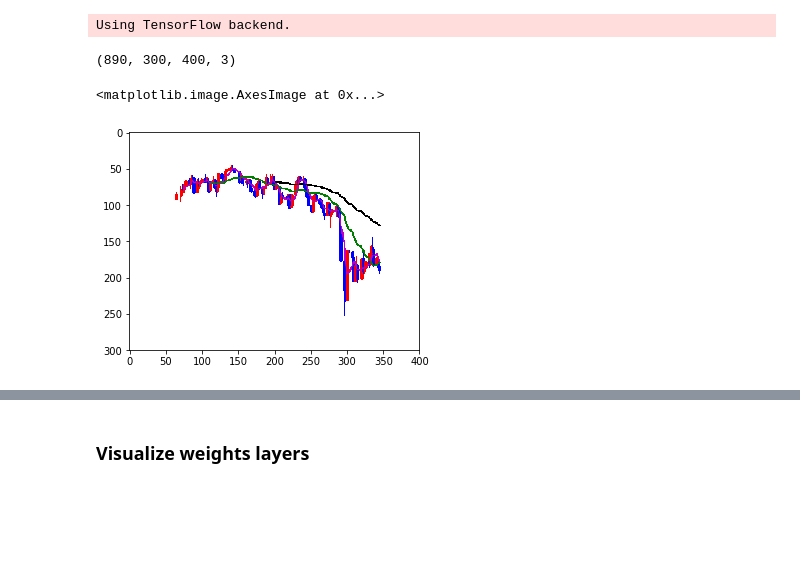
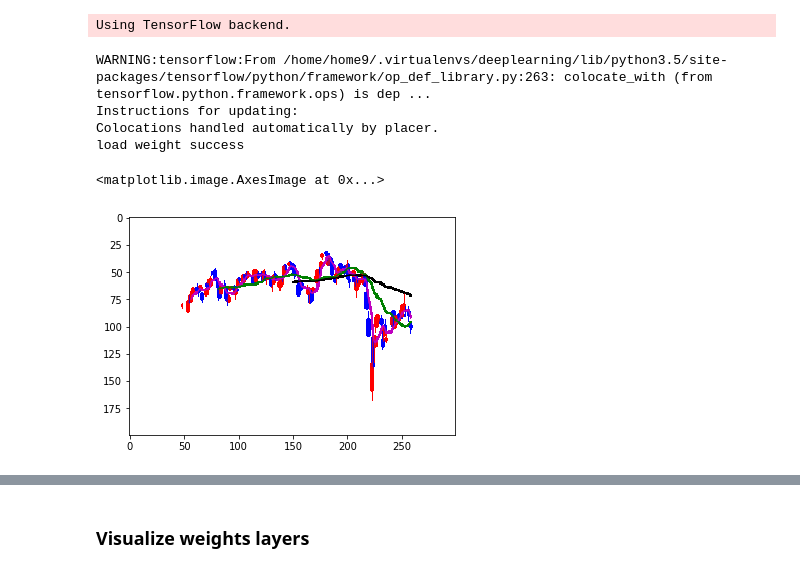
Before and after one commit to ai-mrkogao/deeplearning, a Jupyter notebook: CNN Feature Extraction.ipynb, the cells around one changed output, grey strips where cells are left out. Cells and saved outputs as stored; diff of their text form; code cells hidden in the pictures; blank space fills up the shorter version.

```diff
--- a/CNN Feature Extraction.ipynb
+++ b/CNN Feature Extraction.ipynb
@@ -38,30 +38,59 @@ from sklearn.cluster import KMeans
 Using TensorFlow backend.
 # %%
 model = Sequential()
-model.add(Convolution2D(24, 5, 5, subsample=(2, 2), input_shape=(300, 400, 3), activation='elu'))
+model.add(Convolution2D(24, 5, 5, subsample=(2, 2), input_shape=(200, 300, 3), activation='elu'))
+# model.add(Convolution2D(36, 5, 5, subsample=(2, 2), activation='elu'))
+# model.add(Convolution2D(48, 5, 5, subsample=(2, 2), activation='elu'))
+model.add(Convolution2D(64, 3, 3, activation='elu'))
+model.add(MaxPooling2D(pool_size=(2, 2)))
+
+'''
+model.add(Convolution2D(24, 5, 5, subsample=(2, 2), input_shape=(200, 300, 3), activation='elu'))
 model.add(Convolution2D(36, 5, 5, subsample=(2, 2), activation='elu'))
 model.add(Convolution2D(48, 5, 5, subsample=(2, 2), activation='elu'))
 model.add(Convolution2D(64, 3, 3, activation='elu'))
+'''
 
-model.add(Convolution2D(64, 3, 3, activation='elu'))
+model.add(Convolution2D(128, 3, 3, activation='elu'))
+model.add(MaxPooling2D(pool_size=(2, 2)))
+model.add(Convolution2D(128, 3, 3, activation='elu'))
+model.add(MaxPooling2D(pool_size=(2, 2)))
+model.add(MaxPooling2D(pool_size=(2, 2)))
 #   model.add(Dropout(0.5))
 
 
 model.add(Flatten())
 
-model.add(Dense(100, activation = 'elu'))
+model.add(Dense(90, activation = 'elu'))
 #   model.add(Dropout(0.5))
 
-model.add(Dense(50, activation = 'elu'))
+model.add(Dense(60, activation = 'elu'))
+
+model.add(Dense(30, activation = 'elu'))
 #   model.add(Dropout(0.5))
 
 model.add(Dense(10, activation = 'elu'))
 #   model.add(Dropout(0.5))
 
-# model.add(Dense(1))
-model.add(Dense(4,activation='softmax'))
+# model.add(Dense(4))
 
-optimizer = Adam(lr=1e-3)
+model.add(Dense(2,activation='softmax'))
 
-model.compile(optimizer=optimizer, loss='categorical_crossentropy')
+
+
+filepath='./CNNModel/cnnmodel.h5'
+try:
+    model.load_weights(filepath)
+    print("load weight success")
+except:
+    print("load weight failed")
+    pass
+
+optimizer = Adam(lr=1e-5)
+model.compile(optimizer=optimizer, loss='binary_crossentropy',metrics=['accuracy'])
+# %% [output]
+WARNING:tensorflow:From /home/home9/.virtualenvs/deeplearning/lib/python3.5/site-packages/tensorflow/python/framework/op_def_library.py:263: colocate_with (from tensorflow.python.framework.ops) is dep ...
+Instructions for updating:
+Colocations handled automatically by placer.
+load weight success
 # %%
@@ -72,20 +102,36 @@ except:
 # %%
+%matplotlib inline
 import gzip
-
+count = 0
 try:
     np_data = []
-    with gzip.open( './data/DJI/test_pic.npy.gz', 'r') as infile:
-        _tmp_np_data = np.load(infile)
-        np_data.append(_tmp_np_data)
+    with gzip.open( './data/IXIC/test_pic.npy.gz', 'r') as infile:
+        while True:
+            try:
+                np_data.append(np.load(infile))
+#                 plt.imshow(np_data_list[-1])
+#                 plt.show()
+#                 if count > 100:
+#                     break
+                count += 1
+            except:
+                break
+    np_data = np.array(np_data)
 except Exception as e:
     print(e)
+# %%
+np_data = np_data/255
 # %%
 %matplotlib inline
+
 import matplotlib.pyplot as plt
-print(np_data[0].shape)
-plt.imshow(np_data[0][0])
+# plt.imshow(np_data[0])
+# tmpnp = np_data[100]
+# tmpnp = tmpnp/255
+plt.imshow(np_data[0])
+# plt.show()
+# plt.savefig('./temp.png')
 # %% [output]
-(890, 300, 400, 3)
+<matplotlib.image.AxesImage at 0x...>
-<matplotlib.image.AxesImage at 0x...>
-[figure, old version]
+[figure, new version]
 # %%
```
Also changed, not shown: parts of 14 cells of this notebook.
